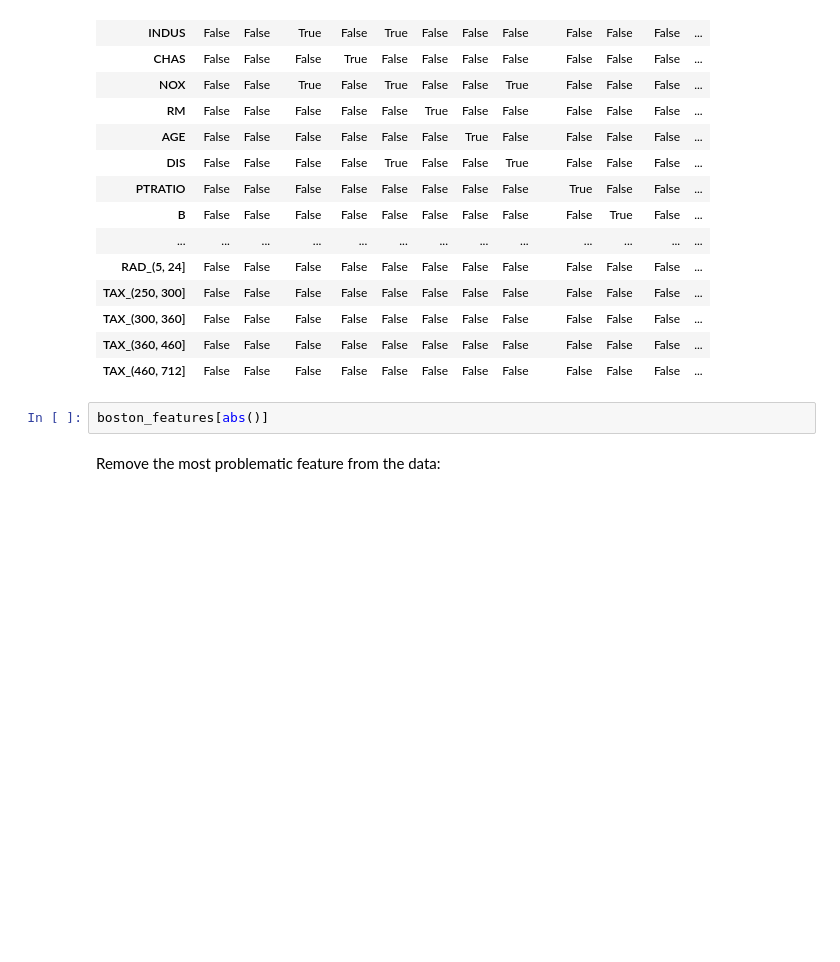
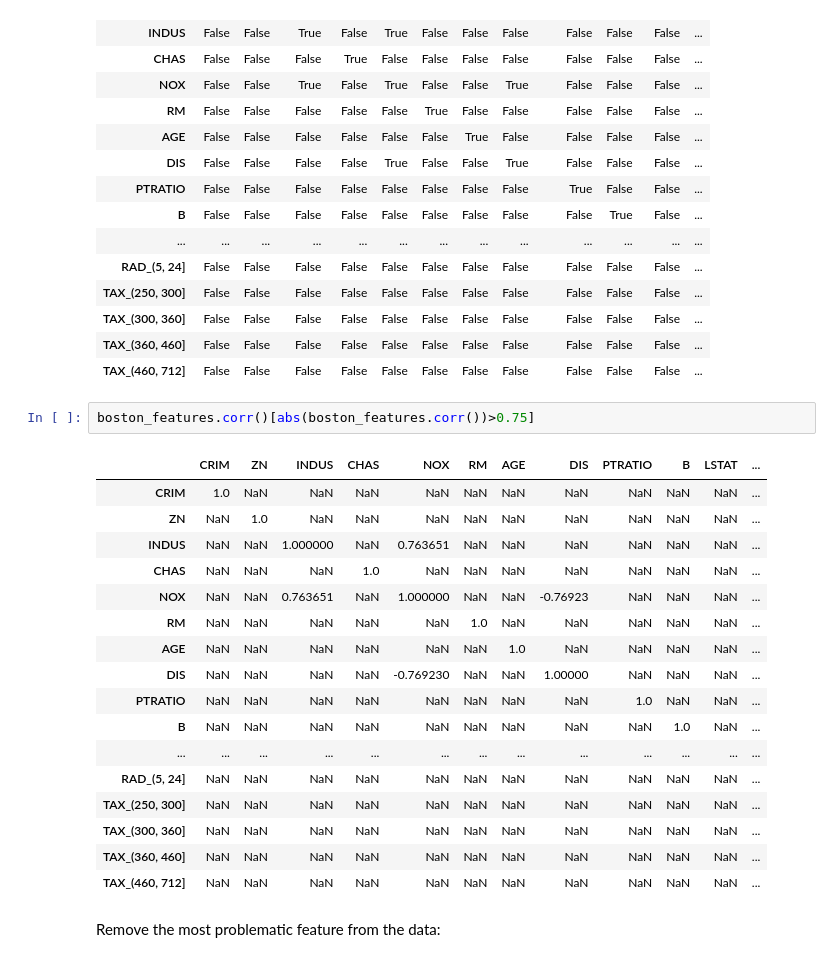
Before and after one commit to kathrinv/dsc-multicollinearity-of-features-lab-nyc-ds-082619, a Jupyter notebook: index.ipynb, the cells around one changed output. Saved outputs shown, nothing was run; the diff lists cells and outputs as text; blank space fills up the shorter version.

```diff
--- a/index.ipynb
+++ b/index.ipynb
@@ -113,8 +113,26 @@ abs(boston_features.corr()) > 0.75
 | TAX_(300, 360] | False | False | False | False | False | False | False | False | False | False | False | ... |
 | TAX_(360, 460] | False | False | False | False | False | False | False | False | False | False | False | ... |
 | TAX_(460, 712] | False | False | False | False | False | False | False | False | False | False | False | ... |
-# %%
-boston_features[abs()]
+# %%
+boston_features.corr()[abs(boston_features.corr())>0.75]
+# %% [output]
+|  | CRIM | ZN | INDUS | CHAS | NOX | RM | AGE | DIS | PTRATIO | B | LSTAT | ... |
+| CRIM | 1.0 | NaN | NaN | NaN | NaN | NaN | NaN | NaN | NaN | NaN | NaN | ... |
+| ZN | NaN | 1.0 | NaN | NaN | NaN | NaN | NaN | NaN | NaN | NaN | NaN | ... |
+| INDUS | NaN | NaN | 1.000000 | NaN | 0.763651 | NaN | NaN | NaN | NaN | NaN | NaN | ... |
+| CHAS | NaN | NaN | NaN | 1.0 | NaN | NaN | NaN | NaN | NaN | NaN | NaN | ... |
+| NOX | NaN | NaN | 0.763651 | NaN | 1.000000 | NaN | NaN | -0.76923 | NaN | NaN | NaN | ... |
+| RM | NaN | NaN | NaN | NaN | NaN | 1.0 | NaN | NaN | NaN | NaN | NaN | ... |
+| AGE | NaN | NaN | NaN | NaN | NaN | NaN | 1.0 | NaN | NaN | NaN | NaN | ... |
+| DIS | NaN | NaN | NaN | NaN | -0.769230 | NaN | NaN | 1.00000 | NaN | NaN | NaN | ... |
+| PTRATIO | NaN | NaN | NaN | NaN | NaN | NaN | NaN | NaN | 1.0 | NaN | NaN | ... |
+| B | NaN | NaN | NaN | NaN | NaN | NaN | NaN | NaN | NaN | 1.0 | NaN | ... |
+| ... | ... | ... | ... | ... | ... | ... | ... | ... | ... | ... | ... | ... |
+| RAD_(5, 24] | NaN | NaN | NaN | NaN | NaN | NaN | NaN | NaN | NaN | NaN | NaN | ... |
+| TAX_(250, 300] | NaN | NaN | NaN | NaN | NaN | NaN | NaN | NaN | NaN | NaN | NaN | ... |
+| TAX_(300, 360] | NaN | NaN | NaN | NaN | NaN | NaN | NaN | NaN | NaN | NaN | NaN | ... |
+| TAX_(360, 460] | NaN | NaN | NaN | NaN | NaN | NaN | NaN | NaN | NaN | NaN | NaN | ... |
+| TAX_(460, 712] | NaN | NaN | NaN | NaN | NaN | NaN | NaN | NaN | NaN | NaN | NaN | ... |
 # %% [markdown]
 Remove the most problematic feature from the data:
 # %% [markdown]
```
